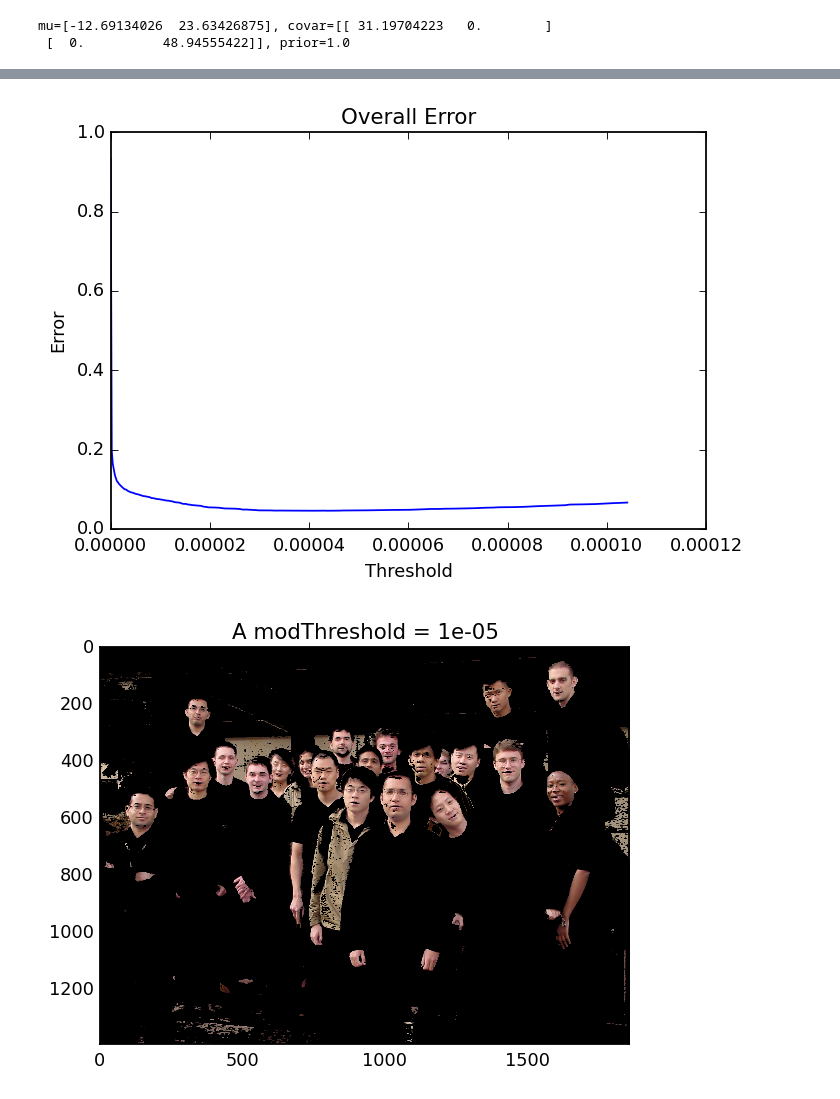
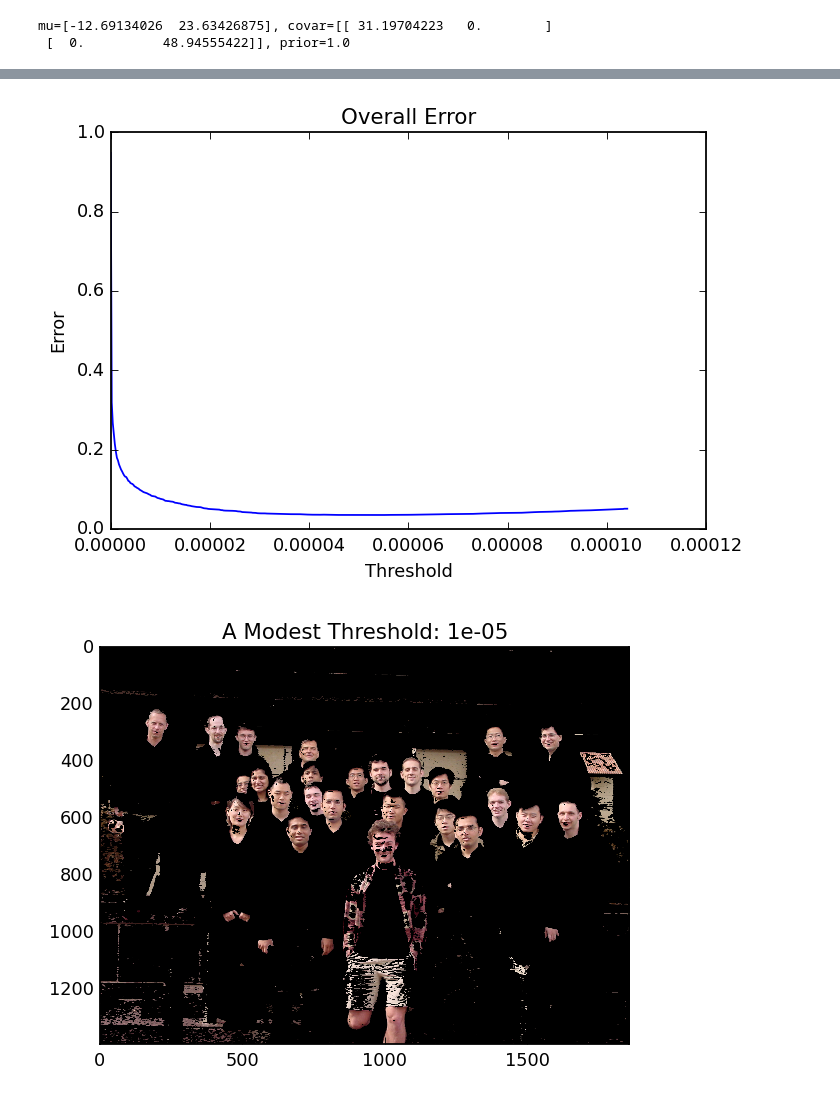
Before and after one commit to lavahot/Pattern-Recognition, a Jupyter notebook: Maximum-Likelihood/testing_3.ipynb, the cells around one changed output, grey strips where cells are left out. Saved outputs shown, nothing was run; the diff lists cells and outputs as text; code cells hidden in the pictures.

```diff
--- a/Maximum-Likelihood/testing_3.ipynb
+++ b/Maximum-Likelihood/testing_3.ipynb
@@ -9,7 +9,7 @@ from image_manipulation import *
 from maximum_likelihood import *
 # %%
 TRAINING_SET = 1 # Set to either 1, 3, or 6
-TESTING_SET = 1 # Set to either 1, 3, or 6
+TESTING_SET = 3 # Set to either 1, 3, or 6
 # %%
 TRAINING_FILE = 'data_3/Training_{n}.ppm'.format(n=TRAINING_SET)
 TRAINING_MASK = 'data_3/ref{n}.ppm'.format(n=TRAINING_SET)
@@ -138,12 +138,12 @@ plt.ylabel('Error')
 plt.plot(thresholds, err)
 plt.show()
 # %% [output]
-[figure, old version]
+[figure, new version]
 # %%
 thresh = 1E-5
 skin = probs>=thresh
-plt.title('A modThreshold = {t}'.format(t=thresh))
+plt.title('A Modest Threshold: {t}'.format(t=thresh))
 plt.imshow((test_rgb * skin[:, np.newaxis]).reshape(h, w, 3).astype('uint8'))
 plt.show()
 # %% [output]
-[figure, old version]
+[figure, new version]
```
Also changed, not shown: parts of 6 cells of this notebook.
